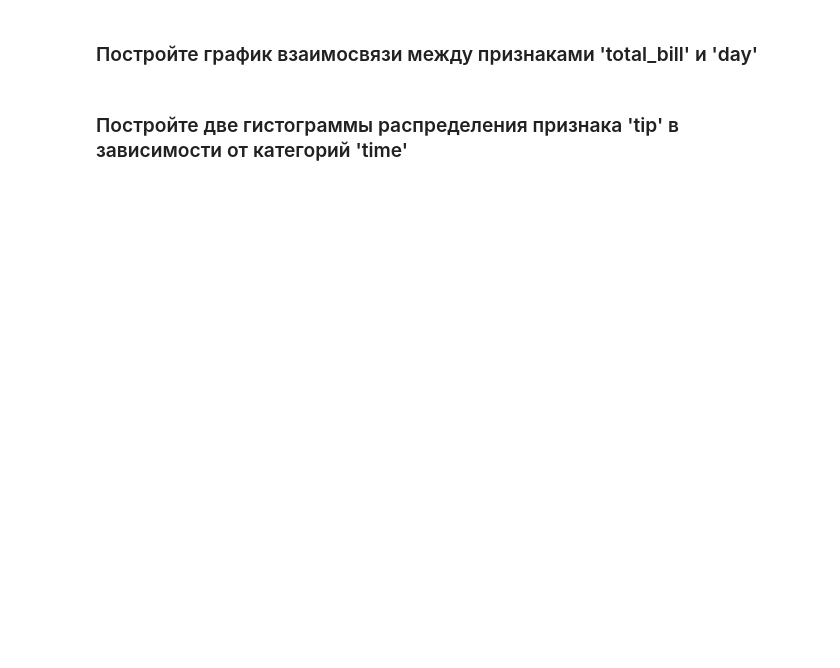
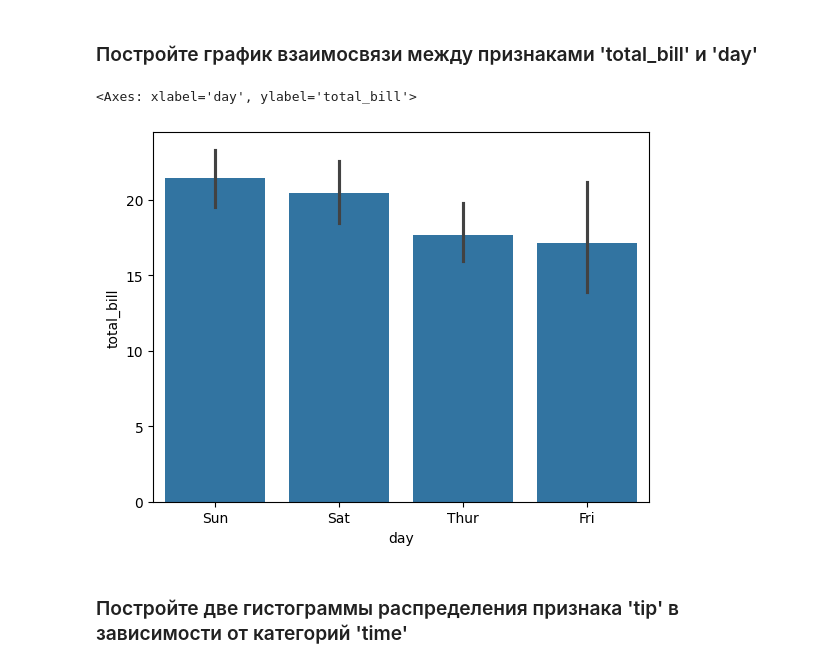
Before and after one commit to Shoggahhh/hw_otus_ml_2023, a Jupyter notebook: hw-3/homework_3.ipynb, the cells around one changed output. Drawn from its saved outputs; the diff is of its cells as text; code cells hidden in the pictures; blank space fills up the shorter version.

```diff
--- a/hw-3/homework_3.ipynb
+++ b/hw-3/homework_3.ipynb
@@ -109,4 +250,9 @@ print(df_l2_norm)
 # %% [markdown]
 ### Постройте график взаимосвязи между признаками 'total_bill' и 'day'
+# %%
+sns.barplot(data=df, x="day", y="total_bill")
+# %% [output]
+<Axes: xlabel='day', ylabel='total_bill'>
+[figure, added]
 # %% [markdown]
 ### Постройте две гистограммы распределения признака 'tip' в зависимости от категорий 'time'
```
Also changed, not shown: parts of 25 cells of this notebook.
